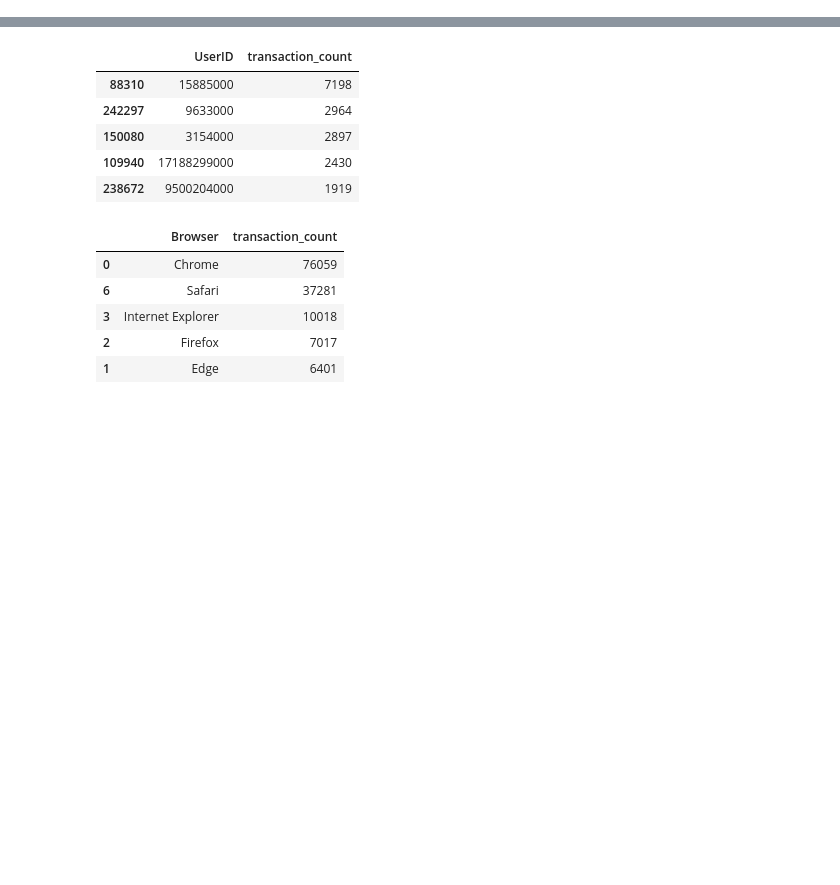
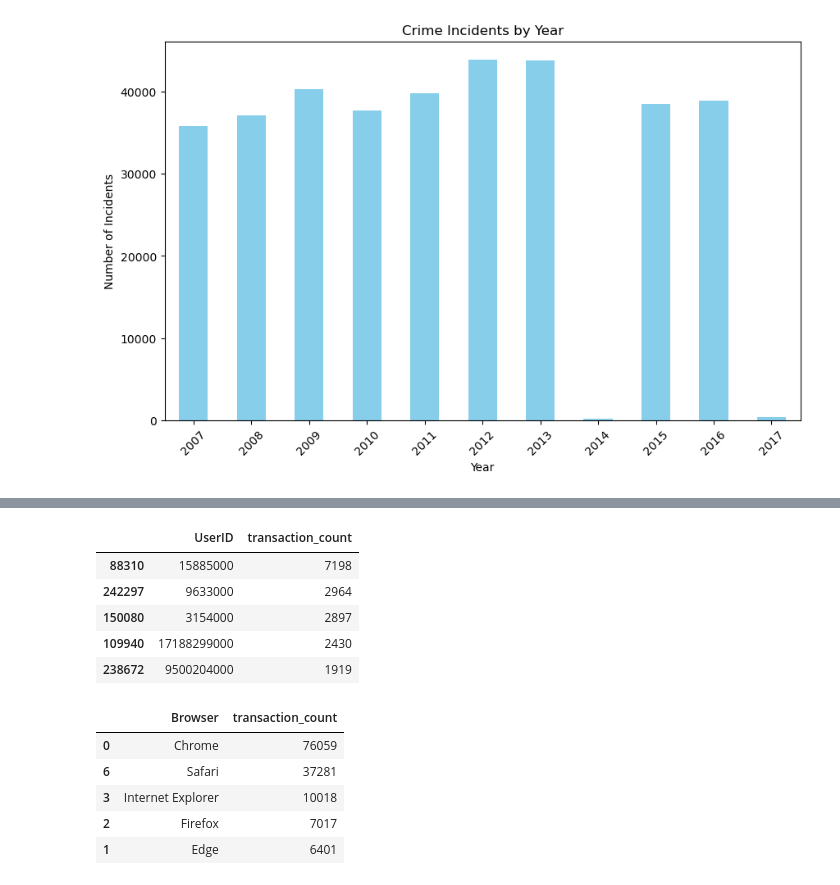
Before and after one commit to Vitorhgbds/data-visualization, a Jupyter notebook: src/data_cleaning.ipynb, the cells around one changed output, grey strips where cells are left out. Drawn from its saved outputs; the diff is of its cells as text; code cells hidden in the pictures; blank space fills up the shorter version.

```diff
--- a/src/data_cleaning.ipynb
+++ b/src/data_cleaning.ipynb
@@ -8,0 +67,9 @@ transaction_dataset = pd.read_csv(r'../dataset/train_transaction.csv')
+# %%
+sampled_data = sampled_data.loc[:, ~sampled_data.columns.str.contains('^Unnamed')]
+sampled_data.dropna()
+sampled_data['IDADE_PESSOA'] = pd.to_numeric(sampled_data['IDADE_PESSOA'].str.extract('(\d+)')[0], errors='coerce')
+# Save the sampled data into a new CSV file
+output_file = "sampled_crime_reports.csv"
+sampled_data['DATA_OCORRENCIA_BO'] = pd.to_datetime(sampled_data['DATA_OCORRENCIA_BO'], errors='coerce').dropna()
+sampled_data.to_csv(output_file, index=False)
+output_file
@@ -8,0 +122,18 @@ transaction_dataset = pd.read_csv(r'../dataset/train_transaction.csv')
+# %%
+import matplotlib.pyplot as plt
+
+def plot_crime_incidents_by_year(data):
+    data['ANO_BO'] = data['ANO_BO'].astype(int)  # Ensure the year column is of type int
+    incidents_by_year = data['ANO_BO'].value_counts().sort_index()
+
+    plt.figure(figsize=(10, 6))
+    incidents_by_year.plot(kind='bar', color='skyblue')
+    plt.title('Crime Incidents by Year')
+    plt.xlabel('Year')
+    plt.ylabel('Number of Incidents')
+    plt.xticks(rotation=45)
+    plt.show()
+
+plot_crime_incidents_by_year(sampled_data)
+# %% [output]
+[figure, added]
```
Also changed, not shown: parts of 21 cells of this notebook.
